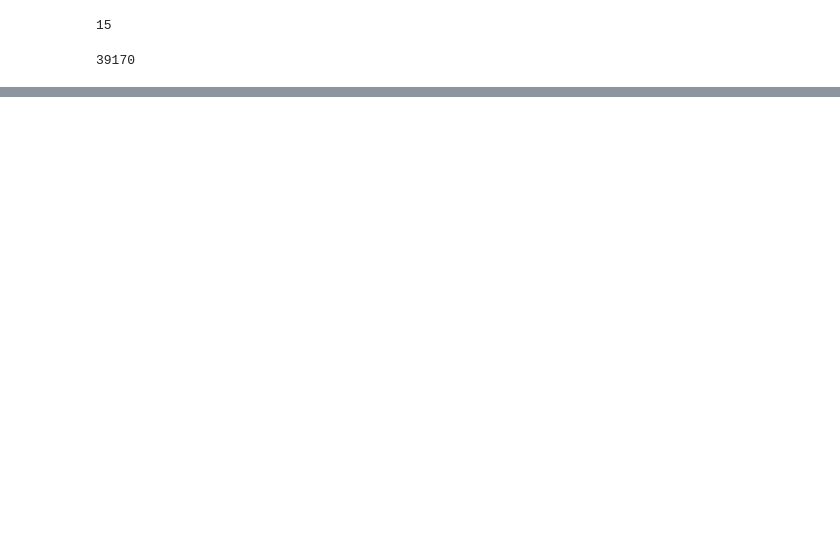
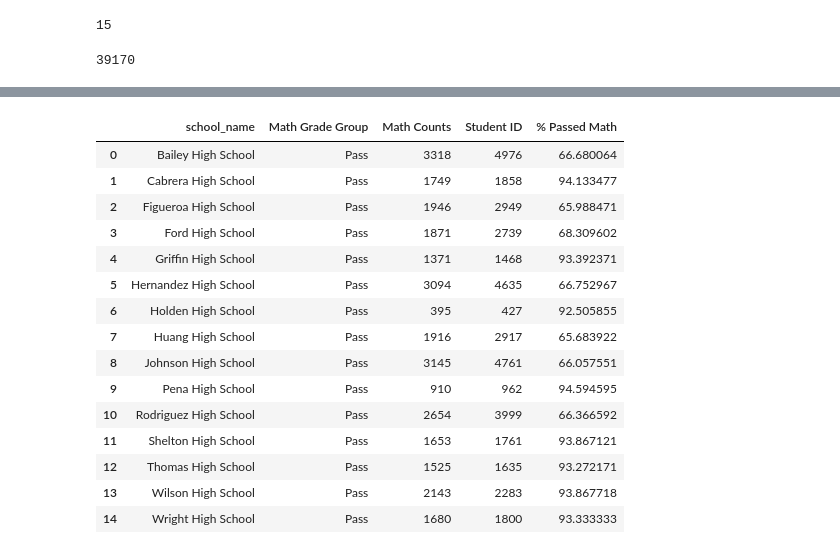
Before and after one commit to tamaranxu/pandas-challenge, a Jupyter notebook: PyCitySchools/PyCitySchools.ipynb, the cells around one changed output, grey strips where cells are left out. Saved outputs shown, nothing was run; the diff lists cells and outputs as text; code cells hidden in the pictures; blank space fills up the shorter version.

```diff
--- a/PyCitySchools/PyCitySchools.ipynb
+++ b/PyCitySchools/PyCitySchools.ipynb
@@ -35,0 +55,11 @@ total_students
+# %%
+# Create bins to place score values
+bins = [0, 69, 100]
+
+# Create labels for these bins
+score_labels = ["Fail", "Pass"]
+# %%
+# Place the sliced bin data into new columns inside of the data, for math and reading
+school_data_complete["Math Grade Group"] = pd.cut(school_data_complete["math_score"], bins, labels=score_labels)
+school_data_complete["Reading Grade Group"] = pd.cut(school_data_complete["reading_score"], bins, labels=score_labels)
+school_data_complete.head()
@@ -35,0 +129,4 @@ total_students
+# %%
+# Using GroupBy in order to separate the data into fields according to different schools
+grouped_school_df = school_data_complete.groupby(["school_name"])
+grouped_school_df.count()
@@ -35,0 +173,4 @@ total_students
+# %%
+# Find total students per school
+school_student_count = grouped_school_df["Student ID"].count()
+school_student_count.head()
@@ -35,0 +273,38 @@ total_students
+# %%
+# Count how many of pass values for each school and create DataFrame
+pass_math_df = pd.DataFrame(grouped_school_df["Math Grade Group"].value_counts())
+
+# Rename the "Math Grade Group" column to "Math Counts"
+pass_math_df = pass_math_df.rename(
+    columns={"Math Grade Group": "Math Counts"})
+
+# Reset the index of "pass_math_df" so that includes all columns
+pass_math_df = pass_math_df.reset_index()
+
+# Isolate passing scores for math
+sch_pass_math = pass_math_df.loc[(
+    pass_math_df["Math Grade Group"] == "Pass")]
+
+# Merge the "school_student_count" into the DataFrame
+sch_pass_math = sch_pass_math.merge(school_student_count, on="school_name")
+
+# Add column for % passed
+sch_pass_math["% Passed Math"] = (sch_pass_math["Math Counts"] / sch_pass_math["Student ID"]) * 100
+sch_pass_math
+# %% [output]
+|  | school_name | Math Grade Group | Math Counts | Student ID | % Passed Math |
+| 0 | Bailey High School | Pass | 3318 | 4976 | 66.680064 |
+| 1 | Cabrera High School | Pass | 1749 | 1858 | 94.133477 |
+| 2 | Figueroa High School | Pass | 1946 | 2949 | 65.988471 |
+| 3 | Ford High School | Pass | 1871 | 2739 | 68.309602 |
+| 4 | Griffin High School | Pass | 1371 | 1468 | 93.392371 |
+| 5 | Hernandez High School | Pass | 3094 | 4635 | 66.752967 |
+| 6 | Holden High School | Pass | 395 | 427 | 92.505855 |
+| 7 | Huang High School | Pass | 1916 | 2917 | 65.683922 |
+| 8 | Johnson High School | Pass | 3145 | 4761 | 66.057551 |
+| 9 | Pena High School | Pass | 910 | 962 | 94.594595 |
+| 10 | Rodriguez High School | Pass | 2654 | 3999 | 66.366592 |
+| 11 | Shelton High School | Pass | 1653 | 1761 | 93.867121 |
+| 12 | Thomas High School | Pass | 1525 | 1635 | 93.272171 |
+| 13 | Wilson High School | Pass | 2143 | 2283 | 93.867718 |
+| 14 | Wright High School | Pass | 1680 | 1800 | 93.333333 |
```
Also changed, not shown: parts of 20 cells of this notebook.
